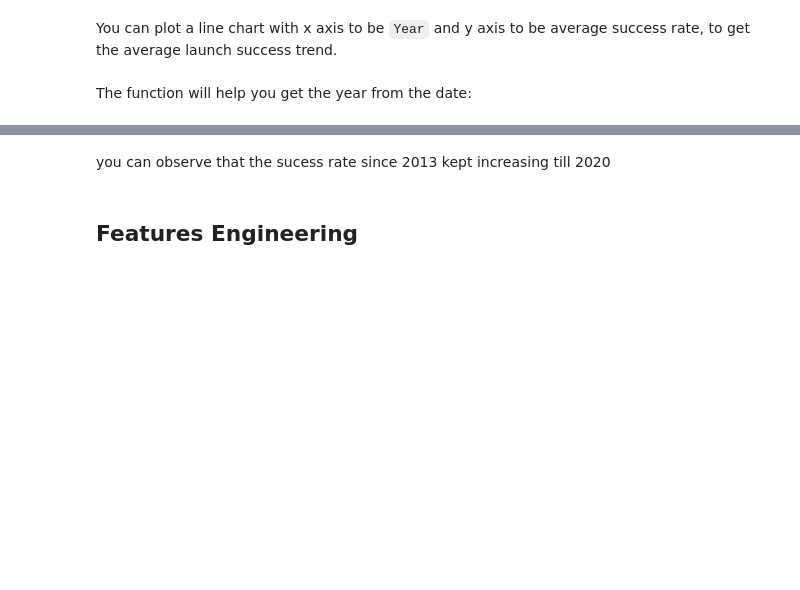
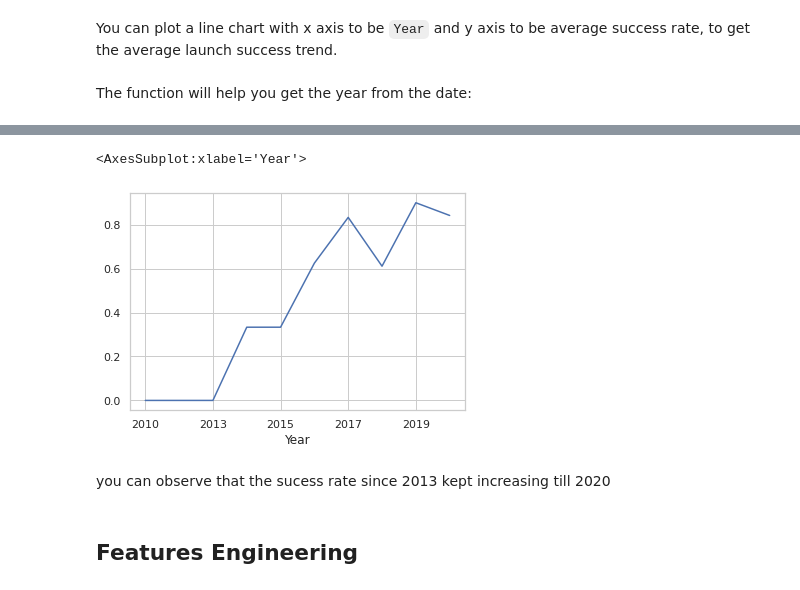
Before and after one commit to ishaguptaibm/Capstone-project, a Jupyter notebook: jupyter-labs-eda-dataviz.ipynb, the cells around one changed output, grey strips where cells are left out. Saved outputs shown, nothing was run; the diff lists cells and outputs as text; code cells hidden in the pictures; blank space fills up the shorter version.

```diff
--- a/jupyter-labs-eda-dataviz.ipynb
+++ b/jupyter-labs-eda-dataviz.ipynb
@@ -171,7 +195,11 @@ len(year)
 # %%
 # Plot a line chart with x axis to be the extracted year and y axis to be the success rate
-
-sns.relplot(x=year,y='Class', data=df)
+temp_df = df.copy()
+temp_df['Year'] = year
+temp_df.groupby('Year')['Class'].mean().plot()
+# %% [output]
+<AxesSubplot:xlabel='Year'>
+[figure, added]
 # %% [markdown]
 you can observe that the sucess rate since 2013 kept increasing till 2020
 # %% [markdown]
```
Also changed, not shown: parts of 8 cells of this notebook.
